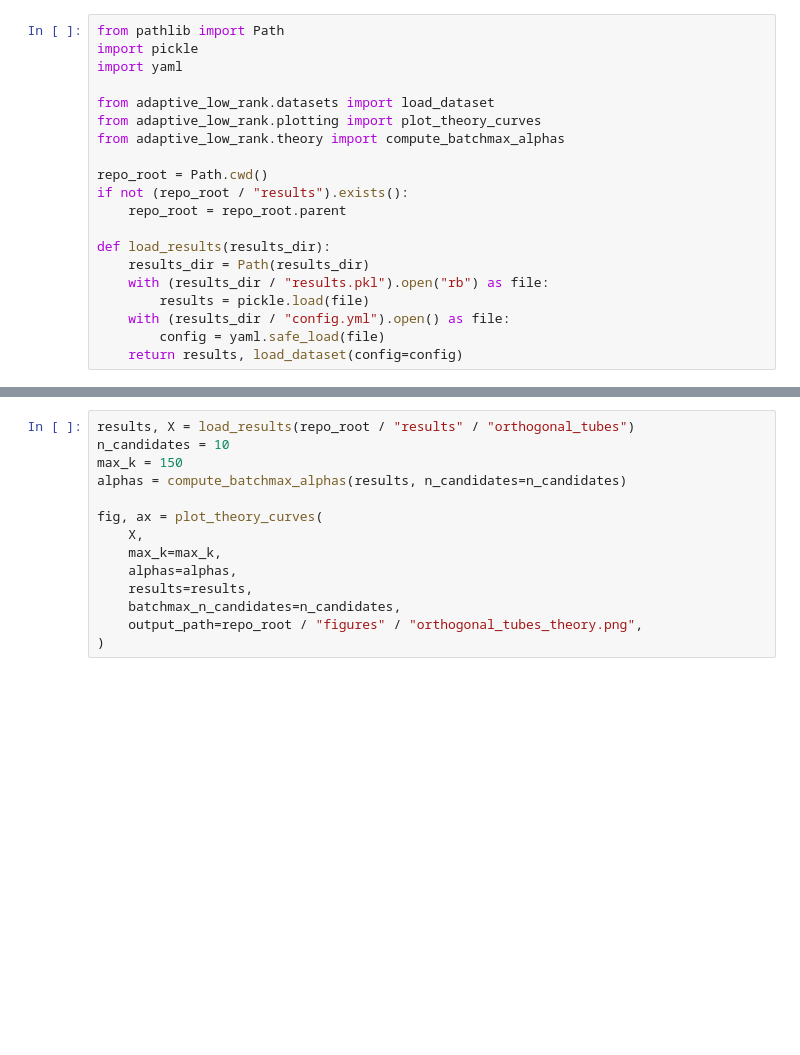
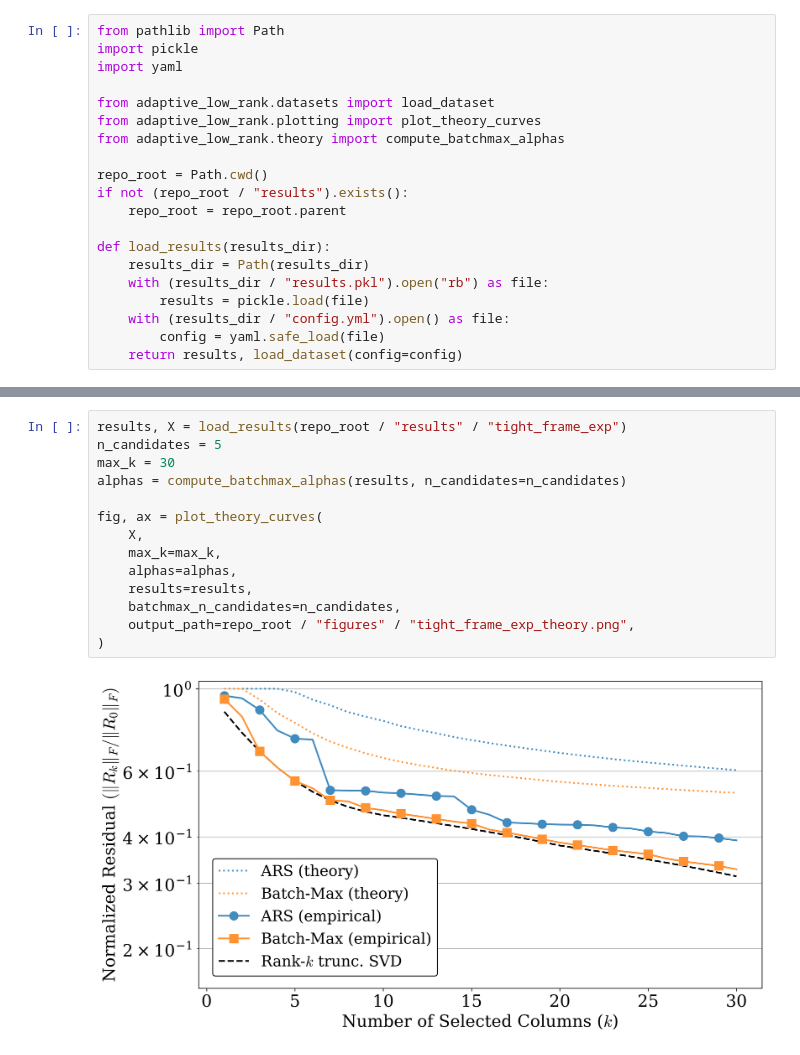
Before and after one commit to lcstovall/adaptive-low-rank, a Jupyter notebook: notebooks/plotting_theory.ipynb, the cells around one changed output, grey strips where cells are left out. Saved outputs shown, nothing was run; the diff lists cells and outputs as text; blank space fills up the shorter version.

```diff
--- a/notebooks/plotting_theory.ipynb
+++ b/notebooks/plotting_theory.ipynb
@@ -40,14 +42,16 @@ fig, ax = plot_theory_curves(
 # %%
-results, X = load_results(repo_root / "results" / "orthogonal_tubes")
-n_candidates = 10
-max_k = 150
+results, X = load_results(repo_root / "results" / "tight_frame_exp")
+n_candidates = 5
+max_k = 30
 alphas = compute_batchmax_alphas(results, n_candidates=n_candidates)
 
 fig, ax = plot_theory_curves(
     X,
     max_k=max_k,
     alphas=alphas,
     results=results,
     batchmax_n_candidates=n_candidates,
-    output_path=repo_root / "figures" / "orthogonal_tubes_theory.png",
+    output_path=repo_root / "figures" / "tight_frame_exp_theory.png",
 )
+# %% [output]
+[figure, added]
```
Also changed, not shown: parts of 1 cell of this notebook, 11 other files.
